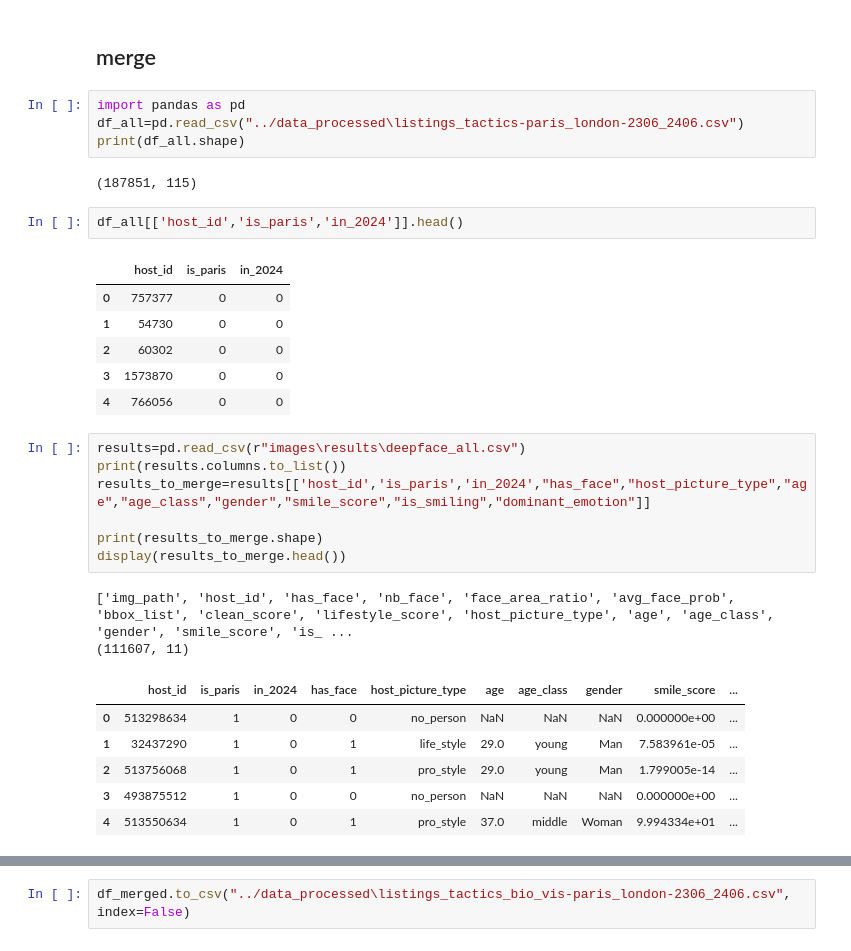
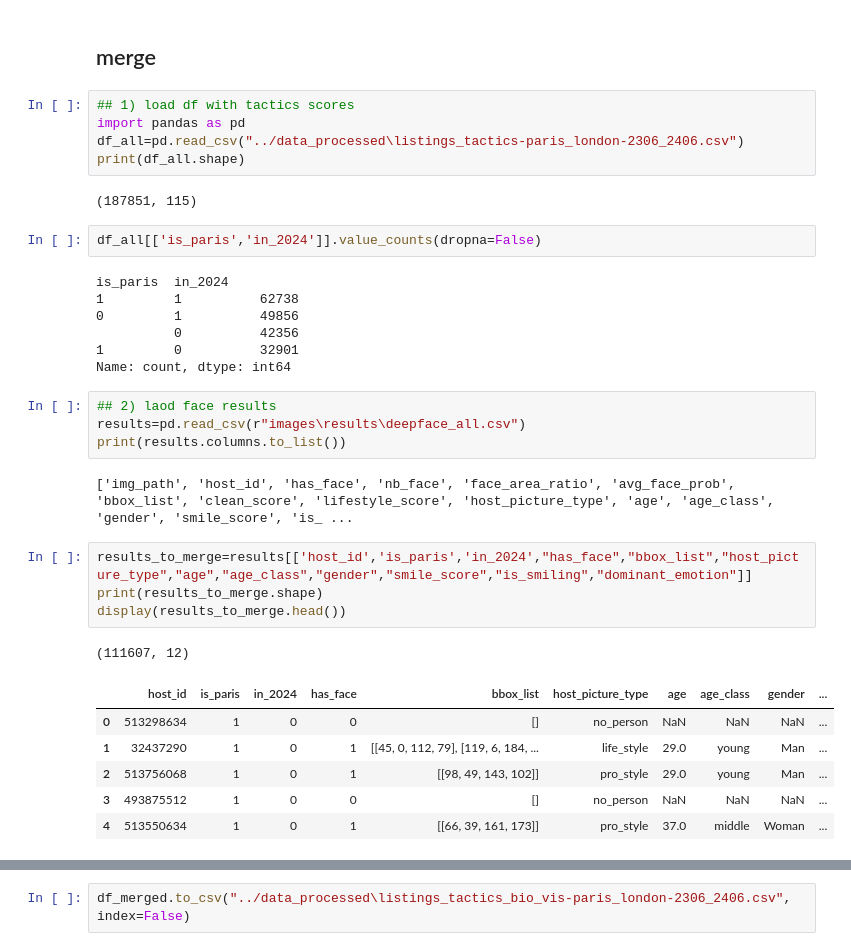
Before and after one commit to yeliu-dh/SelfPresentation_Multimodal_airbnb, a Jupyter notebook: B_images/pic_deepface20260323.ipynb, the cells around one changed output, grey strips where cells are left out. Saved outputs shown, nothing was run; the diff lists cells and outputs as text.

```diff
--- a/B_images/pic_deepface20260323.ipynb
+++ b/B_images/pic_deepface20260323.ipynb
@@ -489,36 +490,39 @@ visualize_face_results(results, n_samples=20, seed=42)
 # %% [markdown]
 ## merge
 # %%
+## 1) load df with tactics scores
 import pandas as pd
 df_all=pd.read_csv("../data_processed\listings_tactics-paris_london-2306_2406.csv")
 print(df_all.shape)
 # %% [output]
 (187851, 115)
 # %%
-df_all[['host_id','is_paris','in_2024']].head()
+df_all[['is_paris','in_2024']].value_counts(dropna=False)
 # %% [output]
-|  | host_id | is_paris | in_2024 |
-| 0 | 757377 | 0 | 0 |
-| 1 | 54730 | 0 | 0 |
-| 2 | 60302 | 0 | 0 |
-| 3 | 1573870 | 0 | 0 |
-| 4 | 766056 | 0 | 0 |
+is_paris  in_2024
+1         1          62738
+0         1          49856
+          0          42356
+1         0          32901
+Name: count, dtype: int64
+# %%
+## 2) laod face results
+results=pd.read_csv(r"images\results\deepface_all.csv")
+print(results.columns.to_list())
+# %% [output]
+['img_path', 'host_id', 'has_face', 'nb_face', 'face_area_ratio', 'avg_face_prob', 'bbox_list', 'clean_score', 'lifestyle_score', 'host_picture_type', 'age', 'age_class', 'gender', 'smile_score', 'is_ ...
 # %%
-results=pd.read_csv(r"images\results\deepface_all.csv")
-print(results.columns.to_list())
-results_to_merge=results[['host_id','is_paris','in_2024',"has_face","host_picture_type","age","age_class","gender","smile_score","is_smiling","dominant_emotion"]]
-
+results_to_merge=results[['host_id','is_paris','in_2024',"has_face","bbox_list","host_picture_type","age","age_class","gender","smile_score","is_smiling","dominant_emotion"]]
 print(results_to_merge.shape)
 display(results_to_merge.head())
 # %% [output]
-['img_path', 'host_id', 'has_face', 'nb_face', 'face_area_ratio', 'avg_face_prob', 'bbox_list', 'clean_score', 'lifestyle_score', 'host_picture_type', 'age', 'age_class', 'gender', 'smile_score', 'is_ ...
-(111607, 11)
+(111607, 12)
-|  | host_id | is_paris | in_2024 | has_face | host_picture_type | age | age_class | gender | smile_score | ... |
-| 0 | 513298634 | 1 | 0 | 0 | no_person | NaN | NaN | NaN | 0.000000e+00 | ... |
-| 1 | 32437290 | 1 | 0 | 1 | life_style | 29.0 | young | Man | 7.583961e-05 | ... |
-| 2 | 513756068 | 1 | 0 | 1 | pro_style | 29.0 | young | Man | 1.799005e-14 | ... |
-| 3 | 493875512 | 1 | 0 | 0 | no_person | NaN | NaN | NaN | 0.000000e+00 | ... |
-| 4 | 513550634 | 1 | 0 | 1 | pro_style | 37.0 | middle | Woman | 9.994334e+01 | ... |
+|  | host_id | is_paris | in_2024 | has_face | bbox_list | host_picture_type | age | age_class | gender | ... |
+| 0 | 513298634 | 1 | 0 | 0 | [] | no_person | NaN | NaN | NaN | ... |
+| 1 | 32437290 | 1 | 0 | 1 | [[45, 0, 112, 79], [119, 6, 184, ... | life_style | 29.0 | young | Man | ... |
+| 2 | 513756068 | 1 | 0 | 1 | [[98, 49, 143, 102]] | pro_style | 29.0 | young | Man | ... |
+| 3 | 493875512 | 1 | 0 | 0 | [] | no_person | NaN | NaN | NaN | ... |
+| 4 | 513550634 | 1 | 0 | 1 | [[66, 39, 161, 173]] | pro_style | 37.0 | middle | Woman | ... |
 # %%
 df_merged=df_all.merge(results_to_merge, on=['host_id','is_paris','in_2024'], how='left')
 print(df_merged.shape)
```
Also changed, not shown: parts of 10 cells of this notebook, 7 other files.
